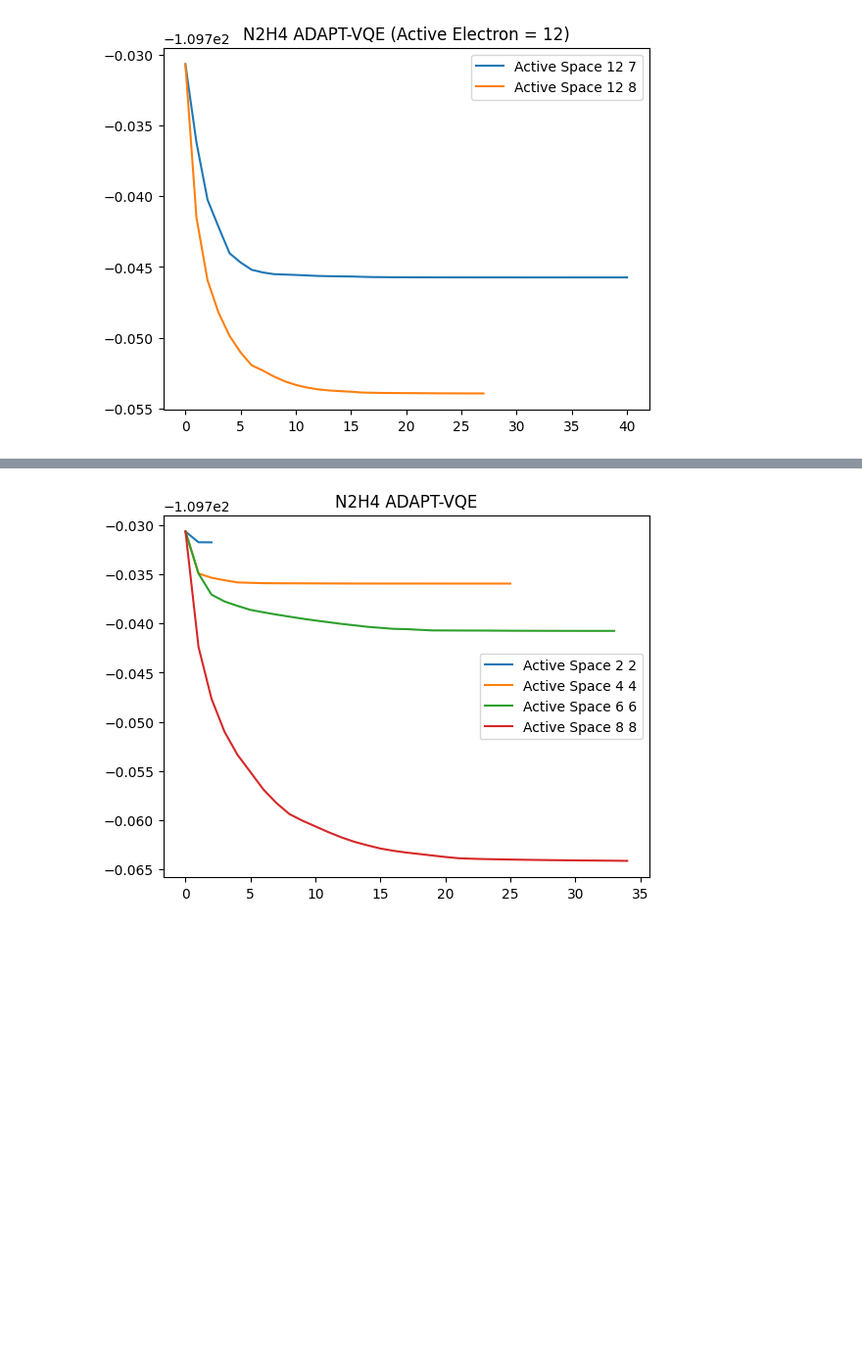
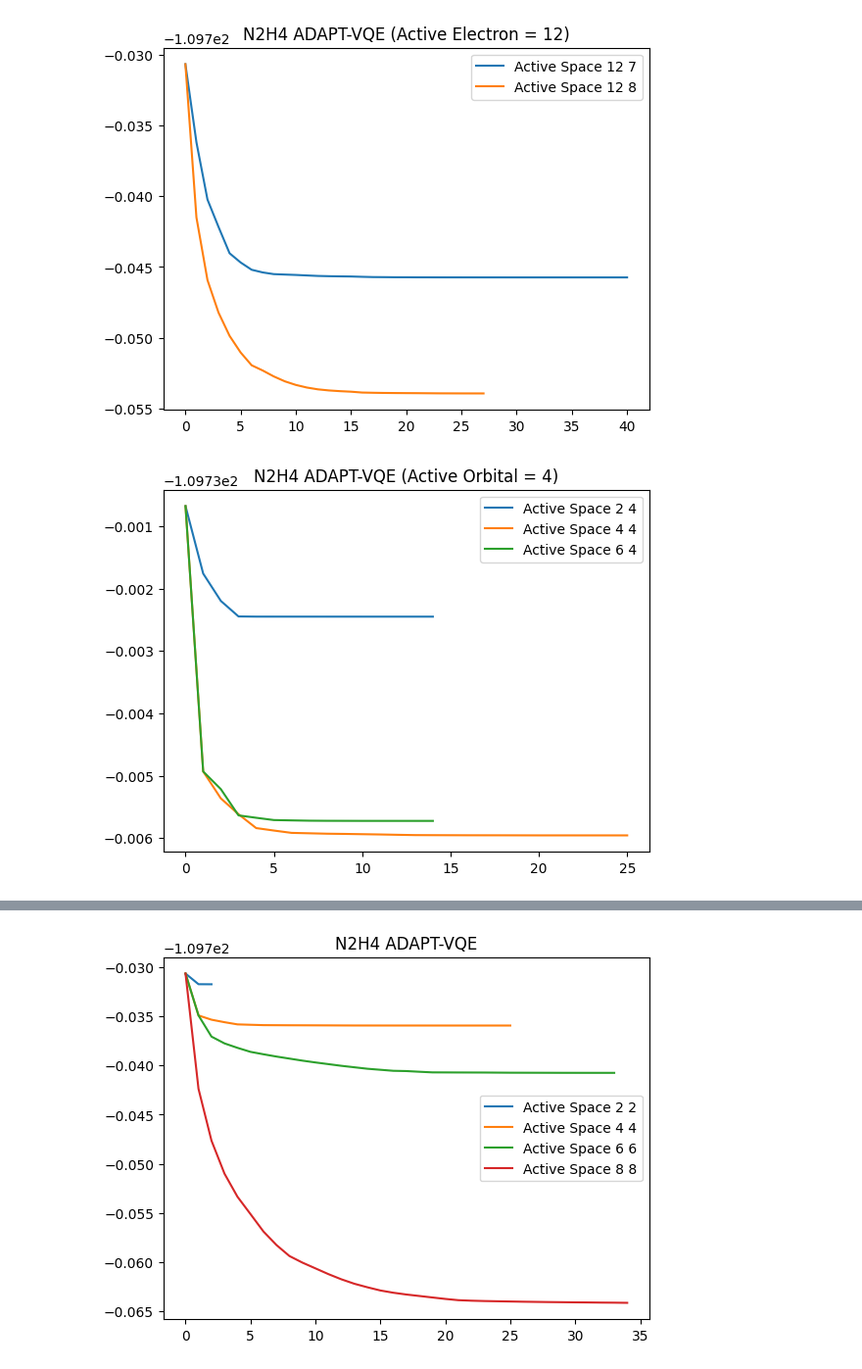
Before and after one commit to azhar-ikhtiarudin/variational-quantum-eigensolver, a Jupyter notebook: PennyLane/N2H4/active_space/data/visualizer.ipynb, the cells around one changed output, grey strips where cells are left out. Shown at 98% size. Drawn from its saved outputs; the diff is of its cells as text; code cells hidden in the pictures; blank space fills up the shorter version.

Commit message:
add visualizer

```diff
--- a/PennyLane/N2H4/active_space/data/visualizer.ipynb
+++ b/PennyLane/N2H4/active_space/data/visualizer.ipynb
@@ -53,3 +53,13 @@ plt.legend()
 plt.show()
 # %% [output]
 [figure]
+# %%
+plt.plot(data_3_2_4, label="Active Space 2 4")
+plt.plot(data_3_4_4, label="Active Space 4 4")
+plt.plot(data_3_6_4, label="Active Space 6 4")
+
+plt.title('N2H4 ADAPT-VQE (Active Orbital = 4)')
+plt.legend()
+plt.show()
+# %% [output]
+[figure, added]
```
Also changed, not shown: parts of 5 cells of this notebook.
